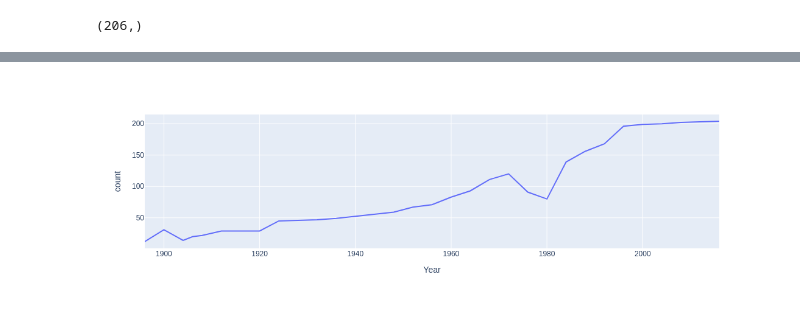
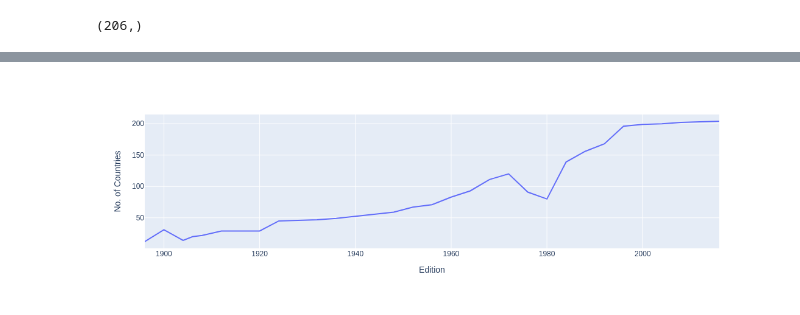
Before and after one commit to katyalmohit/olympic-analysis, a Jupyter notebook: main/analysis.ipynb, the cells around one changed output, grey strips where cells are left out. Cells and saved outputs as stored; diff of their text form; code cells hidden in the pictures.

Commit message:
Set inplace equal to true

```diff
--- a/main/analysis.ipynb
+++ b/main/analysis.ipynb
@@ -689,4 +689,4 @@ df.head()
 # %%
 nations_over_time = df.drop_duplicates(['Year', 'region'])['Year'].value_counts().reset_index().sort_values('Year')
 # %%
-nations_over_time.rename(columns = {'Year':'Edition', 'count': 'No. of Countries'})
+nations_over_time.rename(columns = {'Year':'Edition', 'count': 'No. of Countries'}, inplace= True)
@@ -712,6 +694,6 @@ nations_over_time.rename(columns = {'Year':'Edition', 'count': 'No. of Countries
 # Plot graphs
 import plotly.express as px
 # %%
-fig = px.line(nations_over_time, x = 'Year', y = 'count')
+fig = px.line(nations_over_time, x = 'Edition', y = 'No. of Countries')
 fig.show()
 # %% [output]
@@ -719 +700 @@ fig.show()
-[figure, old version]
+[figure, new version]
```
Also changed, not shown: parts of 2 cells of this notebook.
